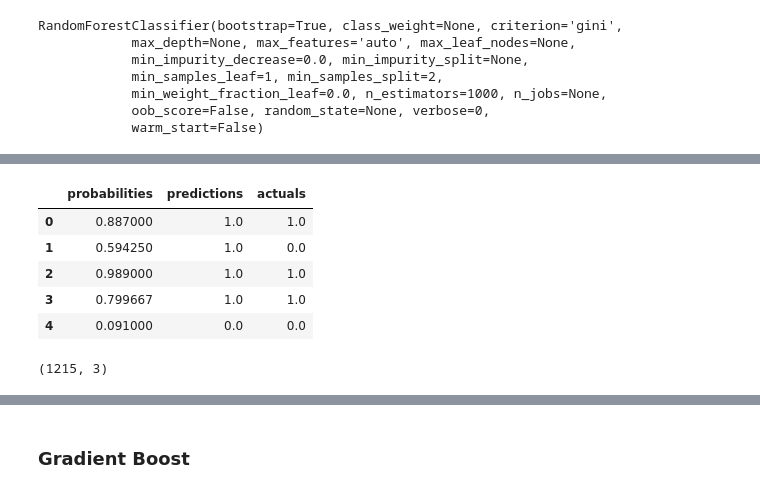
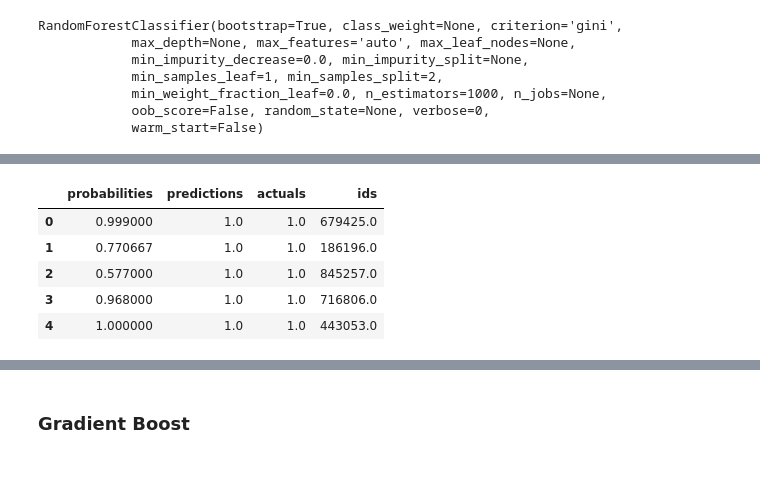
Before and after one commit to GiuliettaR/customer_retention_model, a Jupyter notebook: customer_churn-Copy1.ipynb, the cells around one changed output, grey strips where cells are left out. Drawn from its saved outputs; the diff is of its cells as text; code cells hidden in the pictures.

```diff
--- a/customer_churn-Copy1.ipynb
+++ b/customer_churn-Copy1.ipynb
@@ -105,7 +198,6 @@ customers['First_Invoice'] = first_invoice_date[customers['CustomerID']].values
 # days_since_last = invoices.groupby('CustID').apply(lambda x: np.diff(pd.Series.sort_values(x['Date']).values))
 # %%
 total_cust = invoices.groupby('CustID')['Amount'].sum()
-invoices['Total_cust'] =  total_cust[invoices['CustID']].values
+
 
 mean_cust = invoices.groupby('CustID')['Amount'].mean()
-invoices['Mean_cust'] =  mean_cust[invoices['CustID']].values
@@ -164,5 +262,6 @@ def clean_nan(X, y, ids):
     X['Item_ID'] = X['Item_ID'].astype(str)
     X['Revenue_Class'] = X['Revenue_Class'].astype(str)
     y = y[~X.isna().any(axis=1)]
+    ids = ids[~X.isna().any(axis=1)]
     X.dropna(inplace=True)
     return X, y, ids
@@ -200,10 +303,10 @@ categorical_features = ['Item_ID', 'Month', 'Year',
                         'City', 'Item_ID', 'Account_ID',
                         'Industry','First_Invoice']
 # %%
-X_train, X_test, y_train, y_test, id_train, id_test = train_test_split(X, y, ids)
+X_train, X_test, y_train, y_test, ids_train, ids_test = train_test_split(X, y, ids)
 # %%
-X_train, y_train, id_train = clean_nan(X_train, y_train, id_train)
-X_test, y_test, id_test = clean_nan(X_test, y_test, id_test)
+X_train, y_train, ids_train = clean_nan(X_train, y_train, ids_train)
+X_test, y_test, ids_test = clean_nan(X_test, y_test, ids_test)
 # %% [output]
 A value is trying to be set on a copy of a slice from a DataFrame.
 Try using .loc[row_indexer,col_indexer] = value instead
@@ -281,18 +362,14 @@ test_probas_rf = rf.predict_proba(X_test)[:, 1]
 # %%
 threshold = 0.5
 model_results_rf = pd.DataFrame(np.column_stack((test_probas_rf,
                                               test_probas_rf >= threshold,
-                                              y_test,)))
-model_results_rf.columns = ['probabilities','predictions','actuals']
+                                              y_test, ids_test)))
+model_results_rf.columns = ['probabilities','predictions','actuals','ids']
 model_results_rf.head()
 # %% [output]
-|  | probabilities | predictions | actuals |
-| 0 | 0.887000 | 1.0 | 1.0 |
-| 1 | 0.594250 | 1.0 | 0.0 |
-| 2 | 0.989000 | 1.0 | 1.0 |
-| 3 | 0.799667 | 1.0 | 1.0 |
-| 4 | 0.091000 | 0.0 | 0.0 |
+|  | probabilities | predictions | actuals | ids |
+| 0 | 0.999000 | 1.0 | 1.0 | 679425.0 |
+| 1 | 0.770667 | 1.0 | 1.0 | 186196.0 |
+| 2 | 0.577000 | 1.0 | 1.0 | 845257.0 |
+| 3 | 0.968000 | 1.0 | 1.0 | 716806.0 |
+| 4 | 1.000000 | 1.0 | 1.0 | 443053.0 |
-# %%
-model_results_rf.shape
-# %% [output]
-(1215, 3)
```
Also changed, not shown: parts of 62 cells of this notebook.
